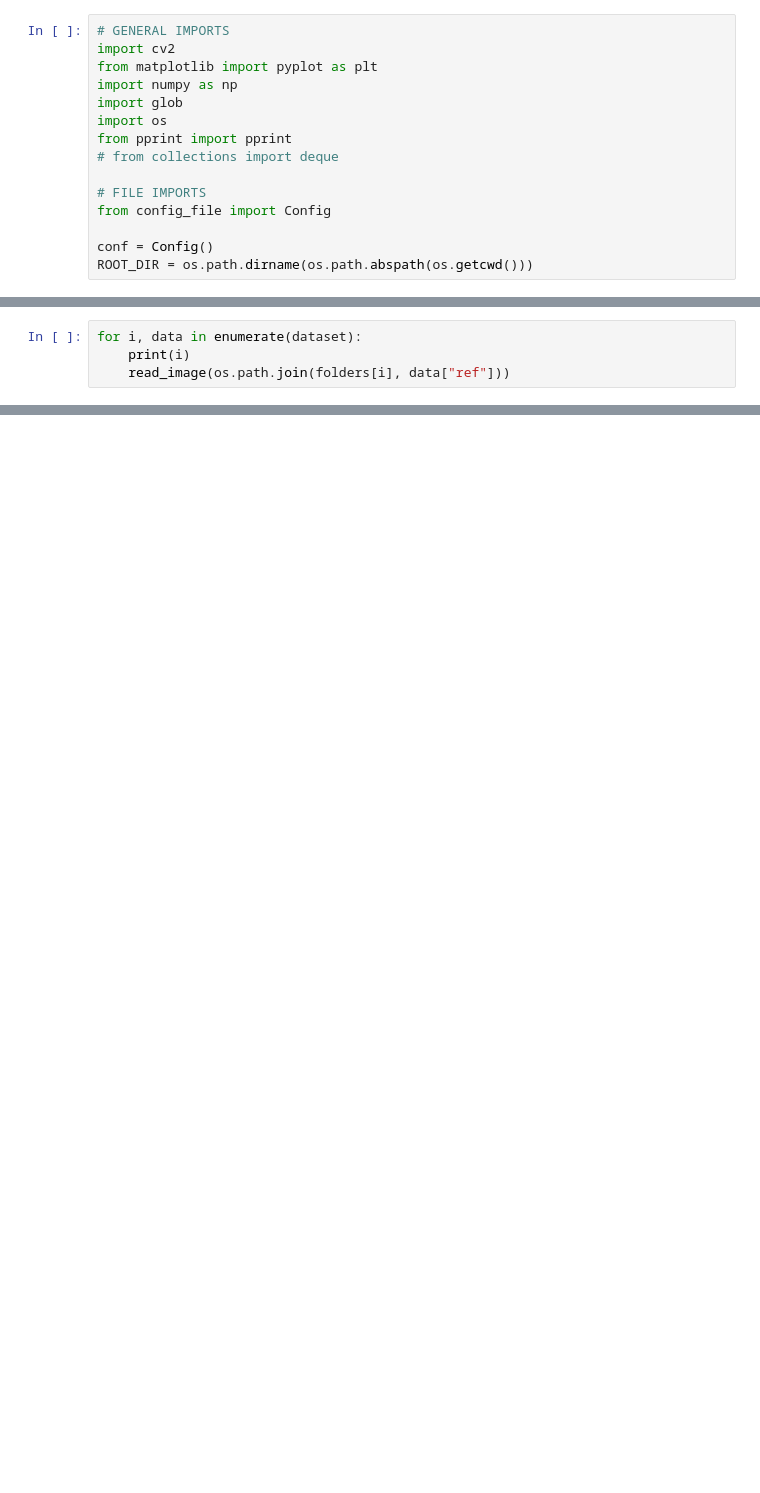
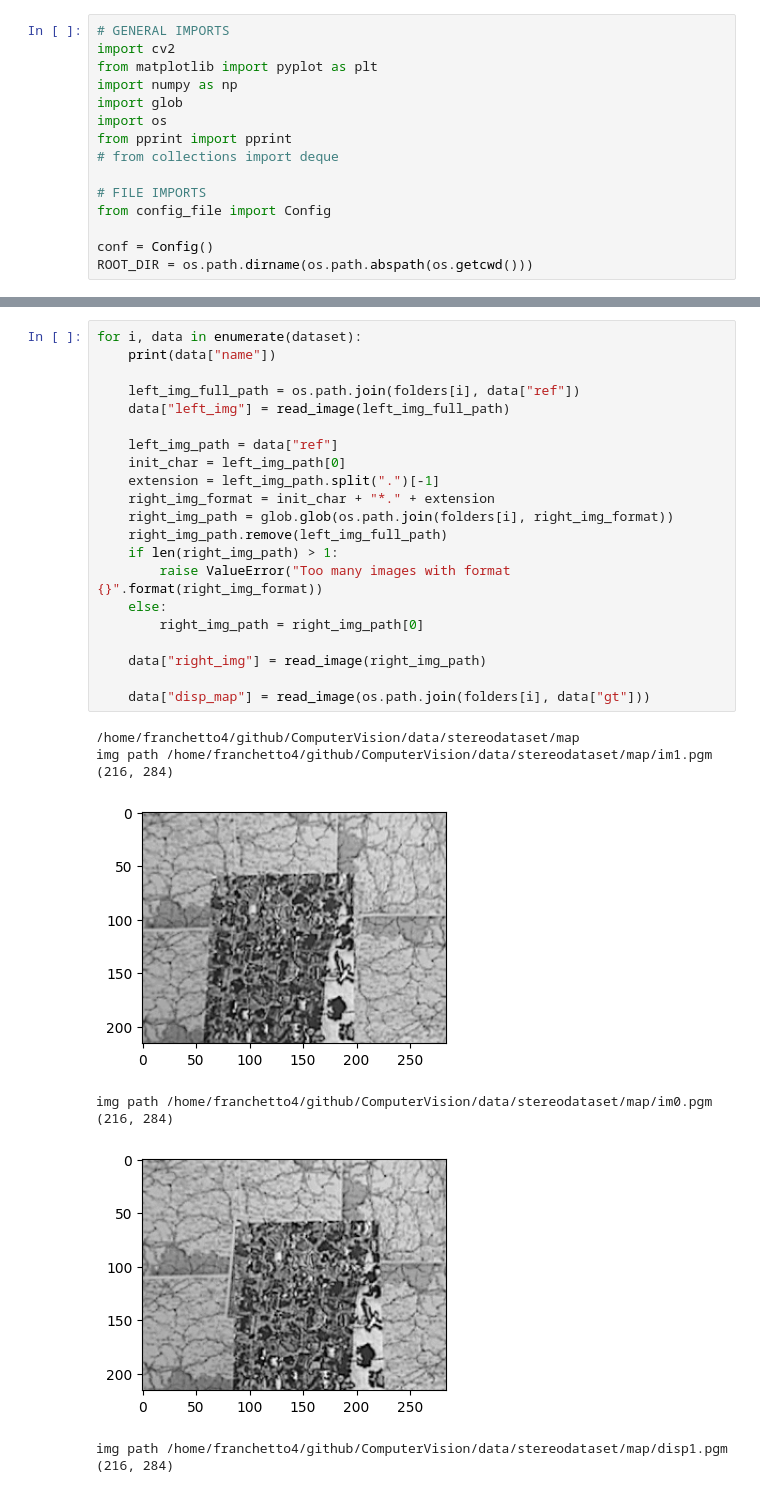
Before and after one commit to MarcelloCeresini/ComputerVision, a Jupyter notebook: src/main.ipynb, the cells around one changed output, grey strips where cells are left out. Drawn from its saved outputs; the diff is of its cells as text; blank space fills up the shorter version.

```diff
--- a/src/main.ipynb
+++ b/src/main.ipynb
@@ -41,6 +56,2 @@ def read_image(path):
         plt.show()
         return img
-# %%
-for i, data in enumerate(dataset):
-    print(i)
-    read_image(os.path.join(folders[i], data["ref"]))
@@ -59,0 +58,31 @@ for i, data in enumerate(dataset):
+# %%
+for i, data in enumerate(dataset):
+    print(data["name"])
+
+    left_img_full_path = os.path.join(folders[i], data["ref"])
+    data["left_img"] = read_image(left_img_full_path)
+
+    left_img_path = data["ref"]
+    init_char = left_img_path[0]
+    extension = left_img_path.split(".")[-1]
+    right_img_format = init_char + "*." + extension
+    right_img_path = glob.glob(os.path.join(folders[i], right_img_format))
+    right_img_path.remove(left_img_full_path)
+    if len(right_img_path) > 1:
+        raise ValueError("Too many images with format {}".format(right_img_format))
+    else:
+        right_img_path = right_img_path[0]
+
+    data["right_img"] = read_image(right_img_path)
+
+    data["disp_map"] = read_image(os.path.join(folders[i], data["gt"]))
+# %% [output]
+/home/franchetto4/github/ComputerVision/data/stereodataset/map
+img path /home/franchetto4/github/ComputerVision/data/stereodataset/map/im1.pgm
+(216, 284)
+[figure, added]
+img path /home/franchetto4/github/ComputerVision/data/stereodataset/map/im0.pgm
+(216, 284)
+[figure, added]
+img path /home/franchetto4/github/ComputerVision/data/stereodataset/map/disp1.pgm
+(216, 284)
```
Also changed, not shown: parts of 19 cells of this notebook.
